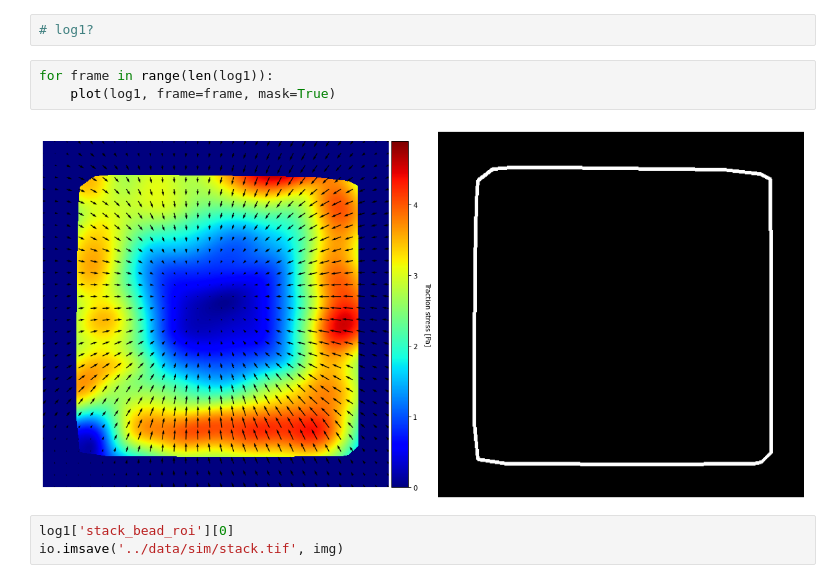
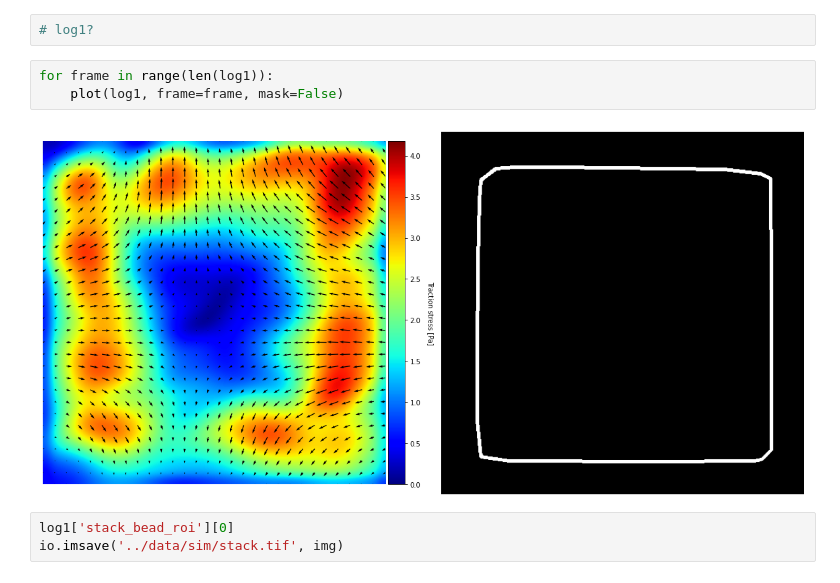
Before and after one commit to rg314/pytraction, a Jupyter notebook: scripts/in_silico_data.ipynb, the cells around one changed output. Cells and saved outputs as stored; diff of their text form.

```diff
--- a/scripts/in_silico_data.ipynb
+++ b/scripts/in_silico_data.ipynb
@@ -300,9 +299,9 @@ Processing stacks
 # log1?
 # %%
 for frame in range(len(log1)):
-    plot(log1, frame=frame, mask=True)
+    plot(log1, frame=frame, mask=False)
 # %% [output]
-[figure, old version]
+[figure, new version]
 # %%
 log1['stack_bead_roi'][0]
 io.imsave('../data/sim/stack.tif', img)
```
Also changed, not shown: parts of 6 cells of this notebook, 1 other file.
